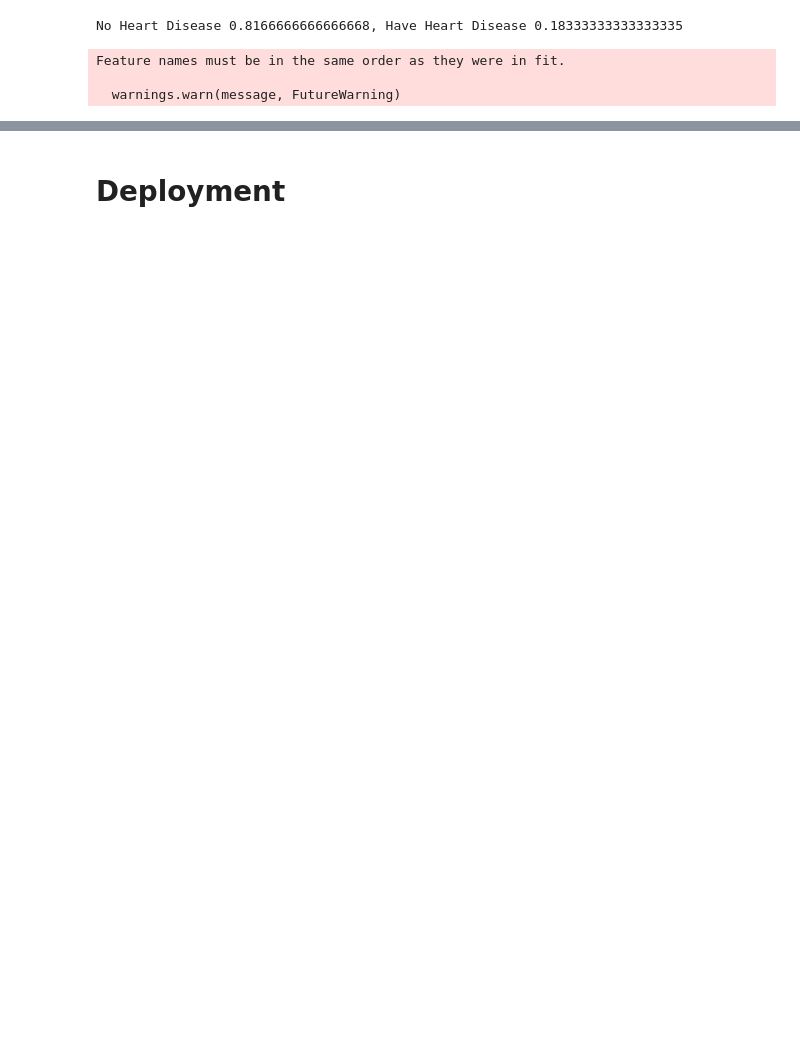
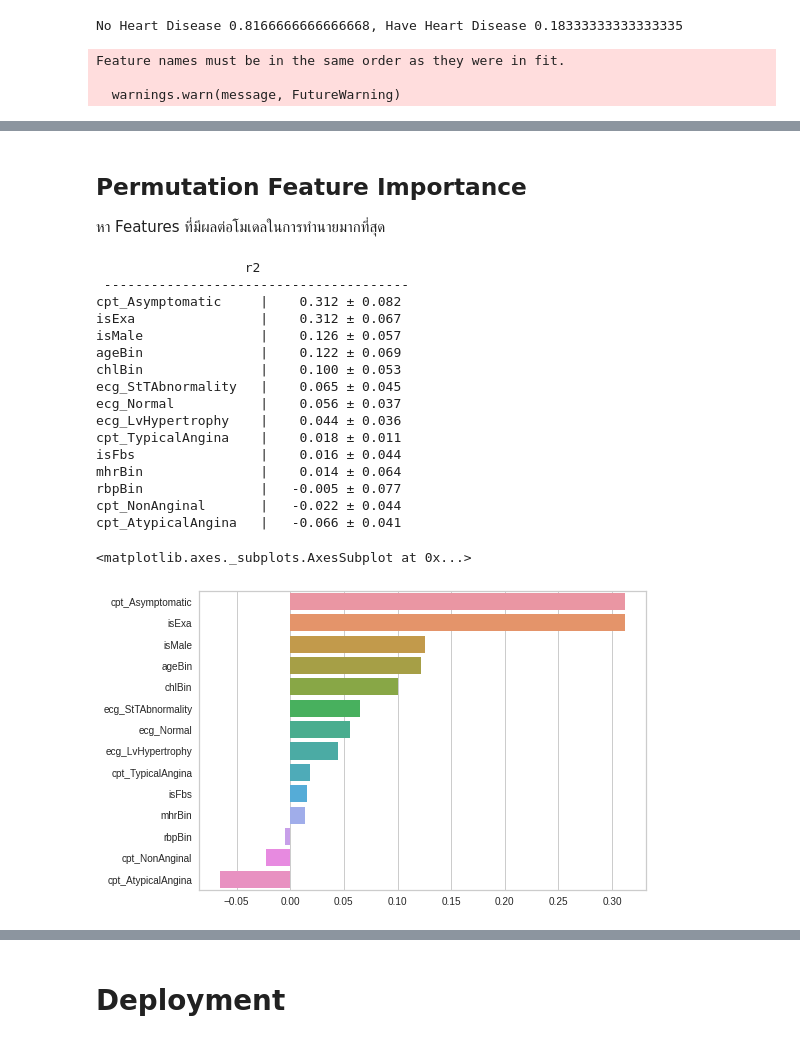
Before and after one commit to Parinya9625/CS434, a Jupyter notebook: cs434_finalexam_หุ้นดีขายออก_หุ้นกระจอกเก็บไว้.ipynb, the cells around one changed output, grey strips where cells are left out. Saved outputs shown, nothing was run; the diff lists cells and outputs as text; code cells hidden in the pictures; blank space fills up the shorter version.

Commit message:
Add Permutation Feature Importance

```diff
--- a/cs434_finalexam_หุ้นดีขายออก_หุ้นกระจอกเก็บไว้.ipynb
+++ b/cs434_finalexam_หุ้นดีขายออก_หุ้นกระจอกเก็บไว้.ipynb
@@ -717,0 +717,34 @@ No Heart Disease 0.43857142857142845, Have Heart Disease 0.5614285714285715
+# %% [markdown]
+## Permutation Feature Importance
+
+หา Features ที่มีผลต่อโมเดลในการทำนายมากที่สุด
+# %%
+pif_scoring = ["r2", "neg_mean_squared_error"]
+pif_multi = permutation_importance(gridSearch.best_estimator_, xVal, yVal, n_repeats=50, random_state=6752, scoring=pif_scoring)
+# %%
+print(str.center(pif_scoring[0], 39), "\n", "-" * 39)
+pif_model = pif_multi[pif_scoring[0]]
+for i in pif_model.importances_mean.argsort()[::-1] :
+  print(f"{xVal.columns[i]:20} | {pif_model.importances_mean[i]:>8.3f} ± {pif_model.importances_std[i]:.3f}")
+
+arg_sort = pif_model.importances_mean.argsort()[::-1]
+sns.barplot(x=pif_model.importances_mean[arg_sort], y=xVal.columns[arg_sort])
+# %% [output]
+                   r2
+ ---------------------------------------
+cpt_Asymptomatic     |    0.312 ± 0.082
+isExa                |    0.312 ± 0.067
+isMale               |    0.126 ± 0.057
+ageBin               |    0.122 ± 0.069
+chlBin               |    0.100 ± 0.053
+ecg_StTAbnormality   |    0.065 ± 0.045
+ecg_Normal           |    0.056 ± 0.037
+ecg_LvHypertrophy    |    0.044 ± 0.036
+cpt_TypicalAngina    |    0.018 ± 0.011
+isFbs                |    0.016 ± 0.044
+mhrBin               |    0.014 ± 0.064
+rbpBin               |   -0.005 ± 0.077
+cpt_NonAnginal       |   -0.022 ± 0.044
+cpt_AtypicalAngina   |   -0.066 ± 0.041
+<matplotlib.axes._subplots.AxesSubplot at 0x...>
+[figure, added]
```
Also changed, not shown: parts of 37 cells of this notebook.
